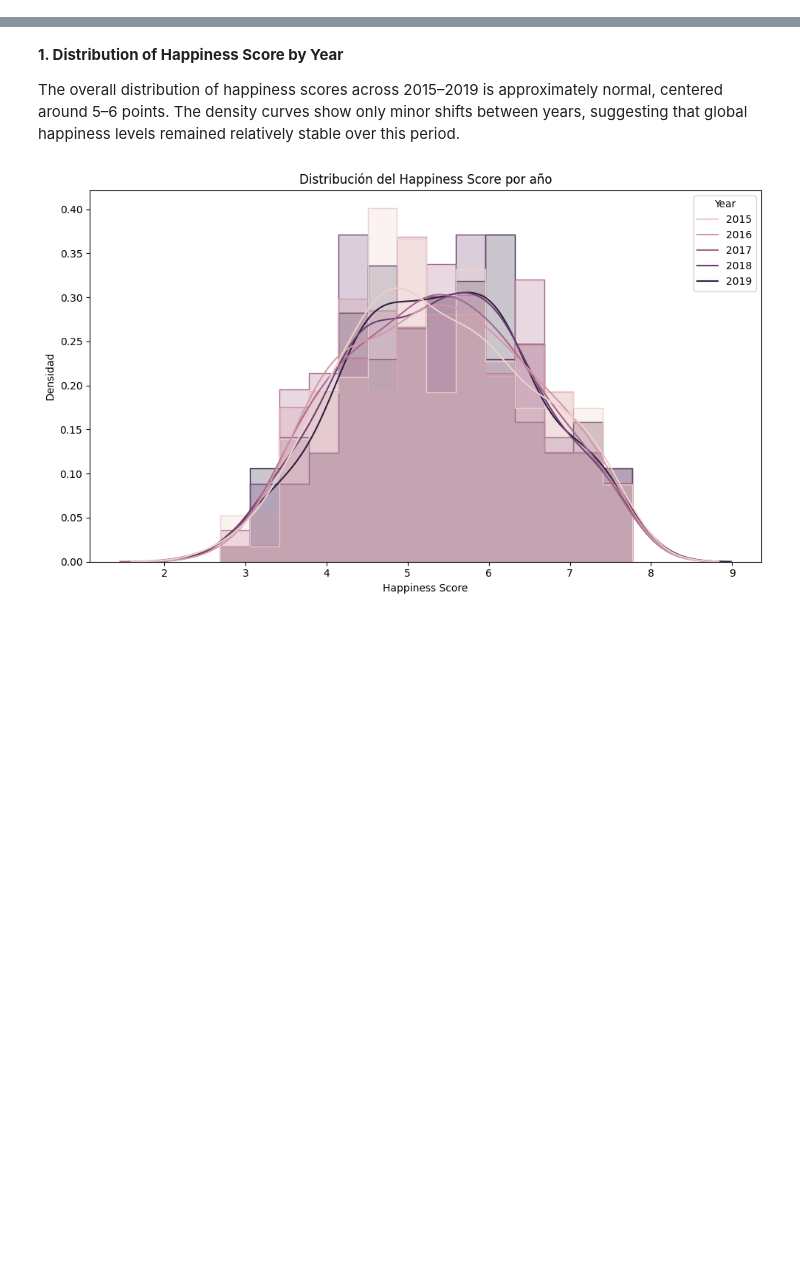
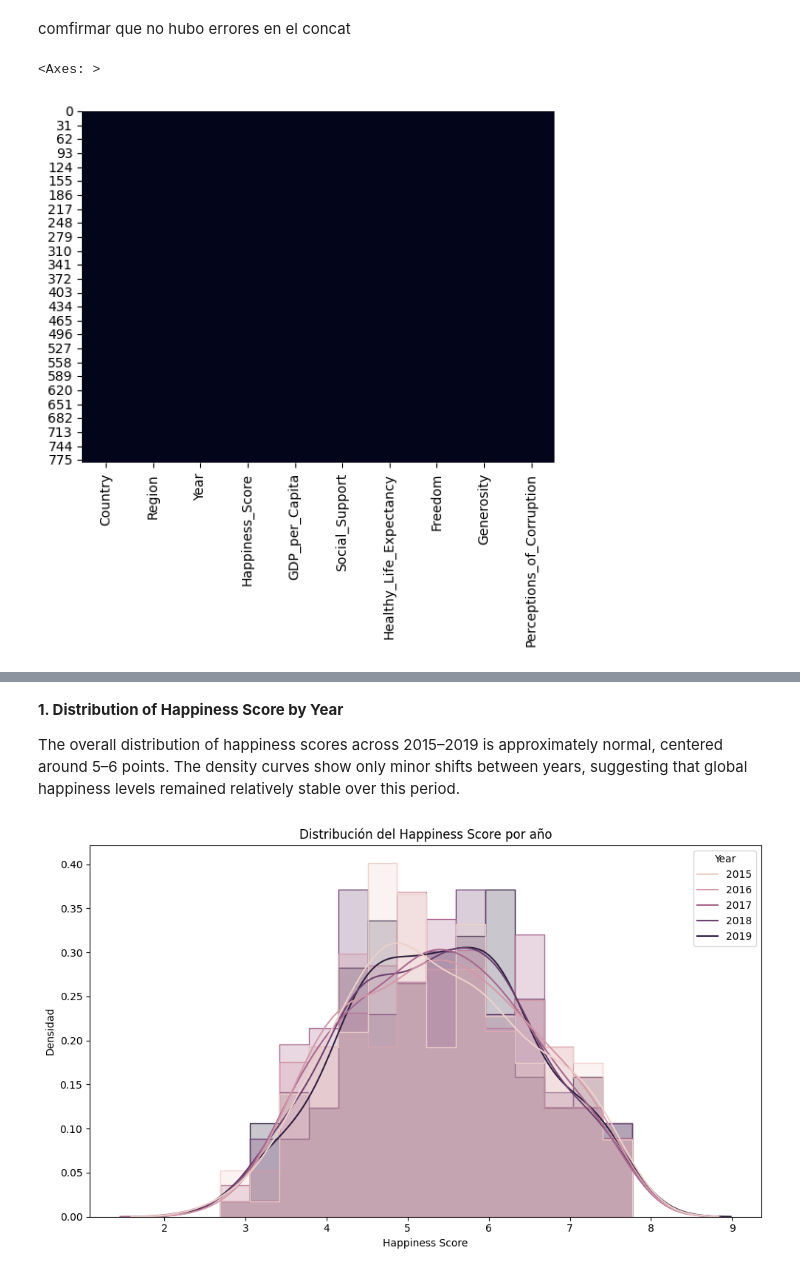
Before and after one commit to nataliap2005/workshop-3, a Jupyter notebook: notebooks/EDA.ipynb, the cells around one changed output, grey strips where cells are left out. Saved outputs shown, nothing was run; the diff lists cells and outputs as text; code cells hidden in the pictures; blank space fills up the shorter version.

```diff
--- a/notebooks/EDA.ipynb
+++ b/notebooks/EDA.ipynb
@@ -114,0 +634,8 @@ data = pd.concat([y_2015, y_2016, y_2017, y_2018, y_2019], ignore_index=True)
+# %% [markdown]
+comfirmar que no hubo errores en el concat
+# %%
+import seaborn as sns
+sns.heatmap(df_complete.isna(), cbar=False)
+# %% [output]
+<Axes: >
+[figure, added]
```
Also changed, not shown: parts of 35 cells of this notebook, 6 other files.
